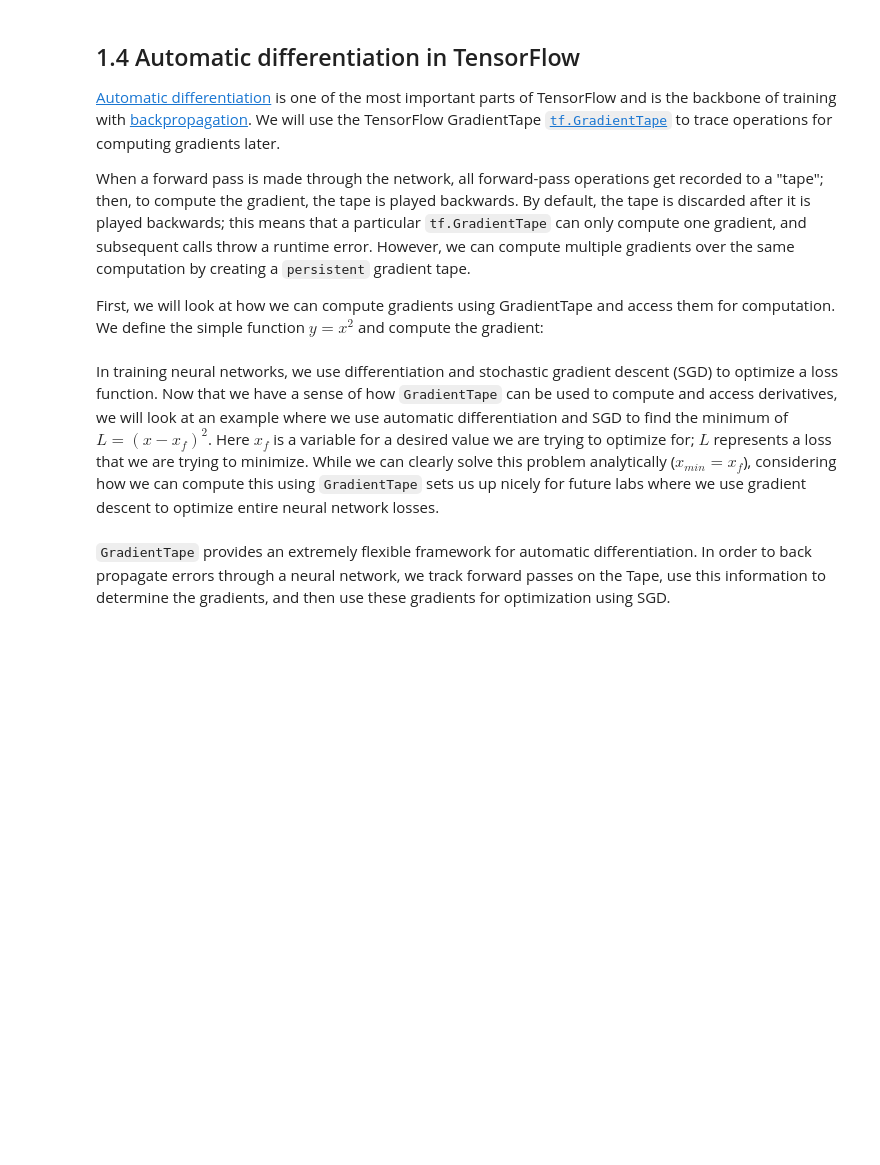
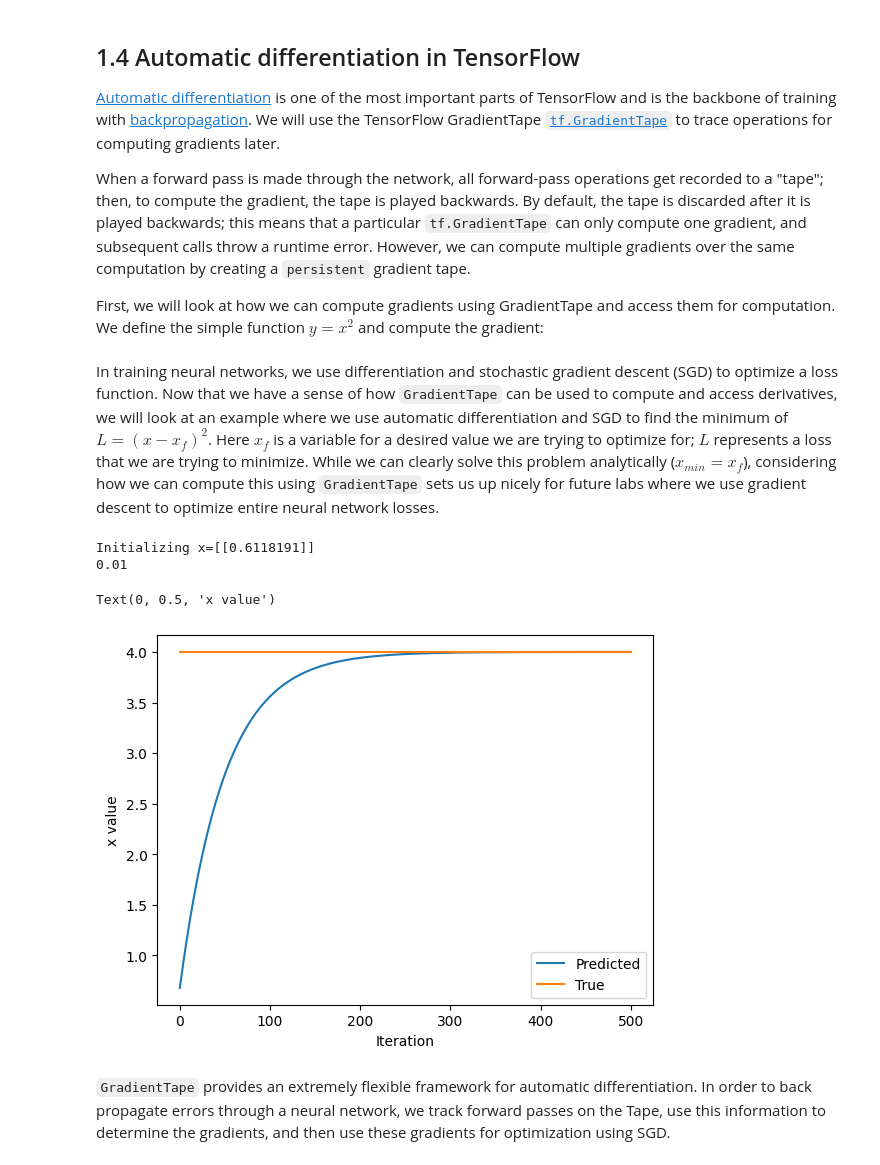
Before and after one commit to batorshih/2019, a Jupyter notebook: lab1/TF_Part1_Intro.ipynb, the cells around one changed output. Drawn from its saved outputs; the diff is of its cells as text; code cells hidden in the pictures; blank space fills up the shorter version.

```diff
--- a/lab1/TF_Part1_Intro.ipynb
+++ b/lab1/TF_Part1_Intro.ipynb
@@ -313,33 +335,38 @@ In training neural networks, we use differentiation and stochastic gradient desc
 # %%
 ### Function minimization with automatic differentiation and SGD ###
 
 # Initialize a random value for our initial x
 x = tf.Variable([tf.random.normal([1])])
 print("Initializing x={}".format(x.numpy()))
 
 learning_rate = 1e-2 # learning rate for SGD
 history = []
 # Define the target value
 x_f = 4
-
+print(learning_rate)
 # We will run SGD for a number of iterations. At each iteration, we compute the loss,
 #   compute the derivative of the loss with respect to x, and perform the SGD update.
 for i in range(500):
   with tf.GradientTape() as tape:
     '''TODO: define the loss as described above'''
-    loss = # TODO
-
+    loss = tf.multiply (x - x_f,x - x_f)
   # loss minimization using gradient tape
   grad = tape.gradient(loss, x) # compute the derivative of the loss with respect to x
+
   new_x = x - learning_rate*grad # sgd update
   x.assign(new_x) # update the value of x
   history.append(x.numpy()[0])
 
 # Plot the evolution of x as we optimize towards x_f!
 plt.plot(history)
 plt.plot([0, 500],[x_f,x_f])
 plt.legend(('Predicted', 'True'))
 plt.xlabel('Iteration')
 plt.ylabel('x value')
+# %% [output]
+Initializing x=[[0.6118191]]
+0.01
+Text(0, 0.5, 'x value')
+[figure, added]
 # %% [markdown]
 `GradientTape` provides an extremely flexible framework for automatic differentiation. In order to back propagate errors through a neural network, we track forward passes on the Tape, use this information to determine the gradients, and then use these gradients for optimization using SGD.
```
Also changed, not shown: parts of 12 cells of this notebook.
